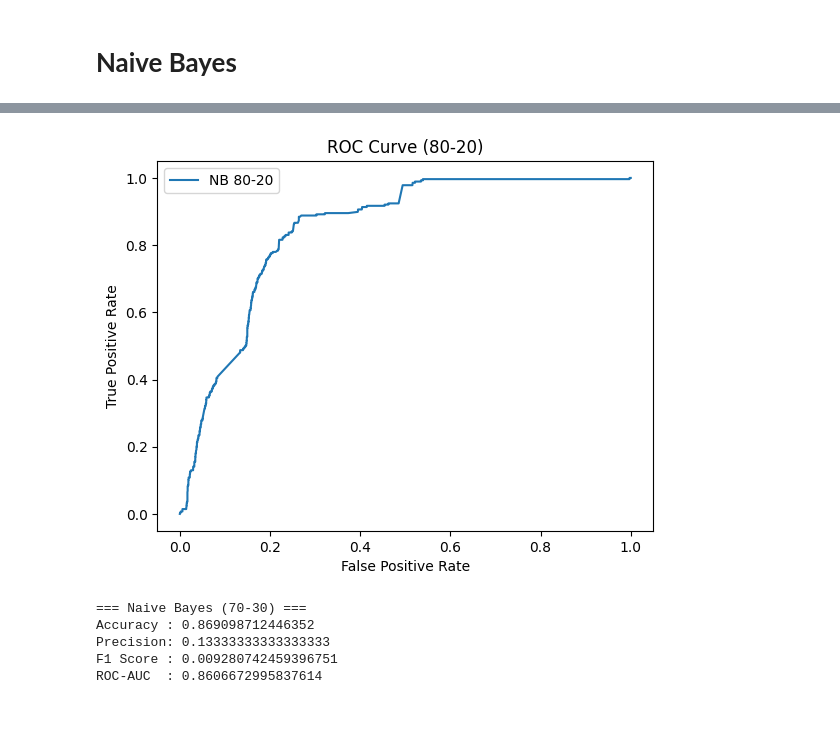
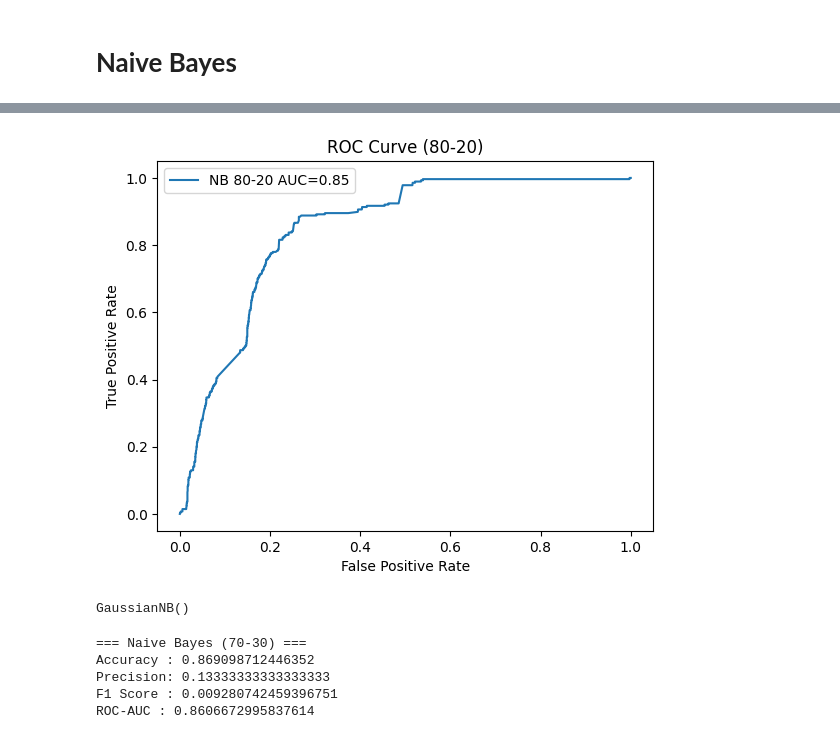
Before and after one commit to MehulShukla-git/Movie_Recommendation_System, a Jupyter notebook: Naive_Bayes.ipynb, the cells around one changed output, grey strips where cells are left out. Cells and saved outputs as stored; diff of their text form; code cells hidden in the pictures.

```diff
--- a/Naive_Bayes.ipynb
+++ b/Naive_Bayes.ipynb
@@ -109,0 +85,13 @@ ROC-AUC  : 0.8470744427917664
+# %%
+from sklearn.model_selection import train_test_split
+
+X_dense = X.toarray()
+
+X_train_80, X_test_20, y_train_80, y_test_20 = train_test_split(
+    X_dense, y, test_size=0.2, random_state=42, stratify=y
+)
+# %%
+from sklearn.naive_bayes import GaussianNB
+
+nb_80 = GaussianNB()
+nb_80.fit(X_train_80, y_train_80)
@@ -109,0 +102,3 @@ ROC-AUC  : 0.8470744427917664
+# %%
+probs_80 = nb_80.predict_proba(X_test_20)
+y_prob_80 = probs_80[:,1]
@@ -110,12 +140,16 @@ ROC-AUC  : 0.8470744427917664
 # %%
-fpr_80, tpr_80, _ = roc_curve(y_test_20, y_prob_80)
+from sklearn.metrics import roc_curve
+import matplotlib.pyplot as plt
 
-plt.figure()
-plt.plot(fpr_80, tpr_80, label="NB 80-20")
-plt.xlabel("False Positive Rate")
-plt.ylabel("True Positive Rate")
-plt.title("ROC Curve (80-20)")
-plt.legend()
-plt.show()
+if len(np.unique(y_test_20)) > 1:
+    fpr_80, tpr_80, _ = roc_curve(y_test_20, y_prob_80)
+
+    plt.figure()
+    plt.plot(fpr_80, tpr_80, label=f"NB 80-20 AUC={roc_auc_80:.2f}")
+    plt.xlabel("False Positive Rate")
+    plt.ylabel("True Positive Rate")
+    plt.title("ROC Curve (80-20)")
+    plt.legend()
+    plt.show()
 # %% [output]
-[figure, old version]
+[figure, new version]
@@ -121,0 +164,7 @@ plt.show()
+# %%
+from sklearn.naive_bayes import GaussianNB
+
+nb_70 = GaussianNB()
+nb_70.fit(X_train_70, y_train_70)
+# %% [output]
+GaussianNB()
```
Also changed, not shown: parts of 16 cells of this notebook.
